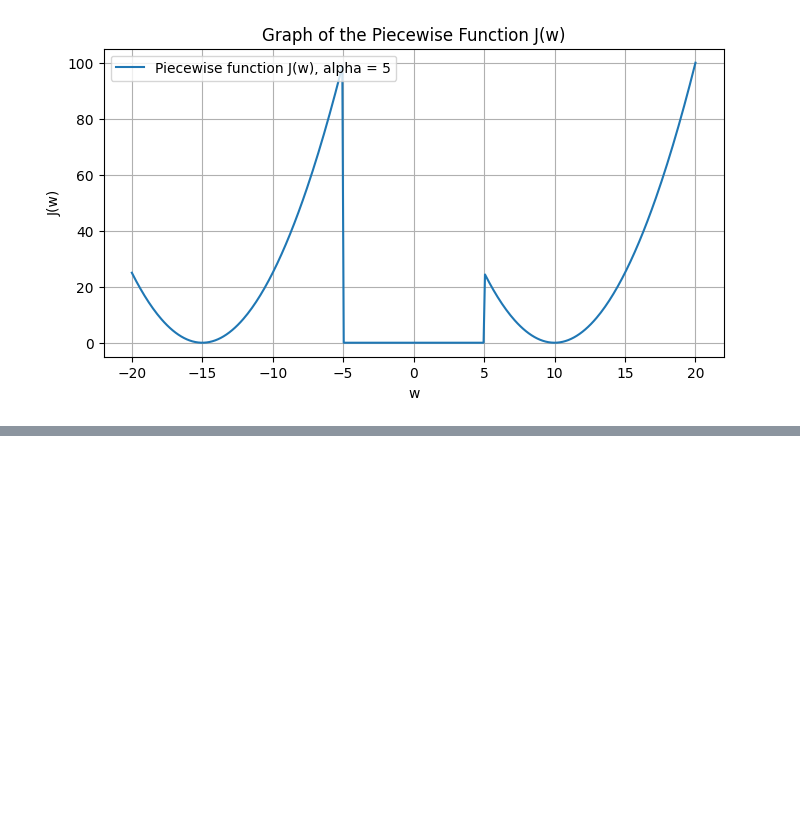
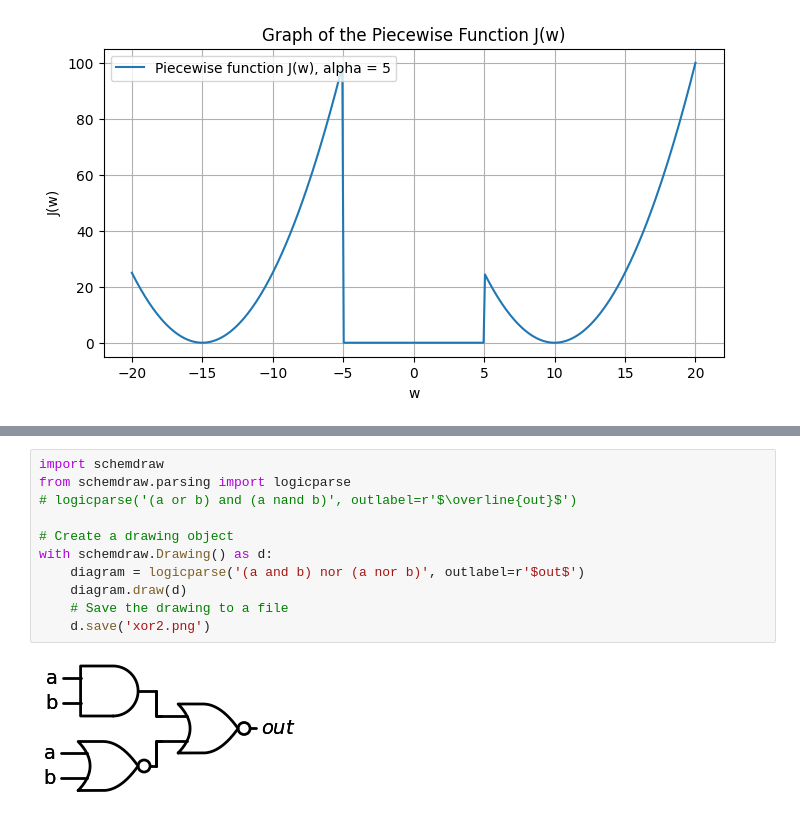
Before and after one commit to reggaeshark888/NeuralogicCompiler, a Jupyter notebook: graphs.ipynb, the cells around one changed output, grey strips where cells are left out. Saved outputs shown, nothing was run; the diff lists cells and outputs as text; blank space fills up the shorter version.

```diff
--- a/graphs.ipynb
+++ b/graphs.ipynb
@@ -61,0 +75,13 @@ plt.show()
+# %%
+import schemdraw
+from schemdraw.parsing import logicparse
+# logicparse('(a or b) and (a nand b)', outlabel=r'$\overline{out}$')
+
+# Create a drawing object
+with schemdraw.Drawing() as d:
+    diagram = logicparse('(a and b) nor (a nor b)', outlabel=r'$out$')
+    diagram.draw(d)
+    # Save the drawing to a file
+    d.save('xor2.png')
+# %% [output]
+[figure, added]
```
Also changed, not shown: parts of 5 cells of this notebook, 12 other files.
